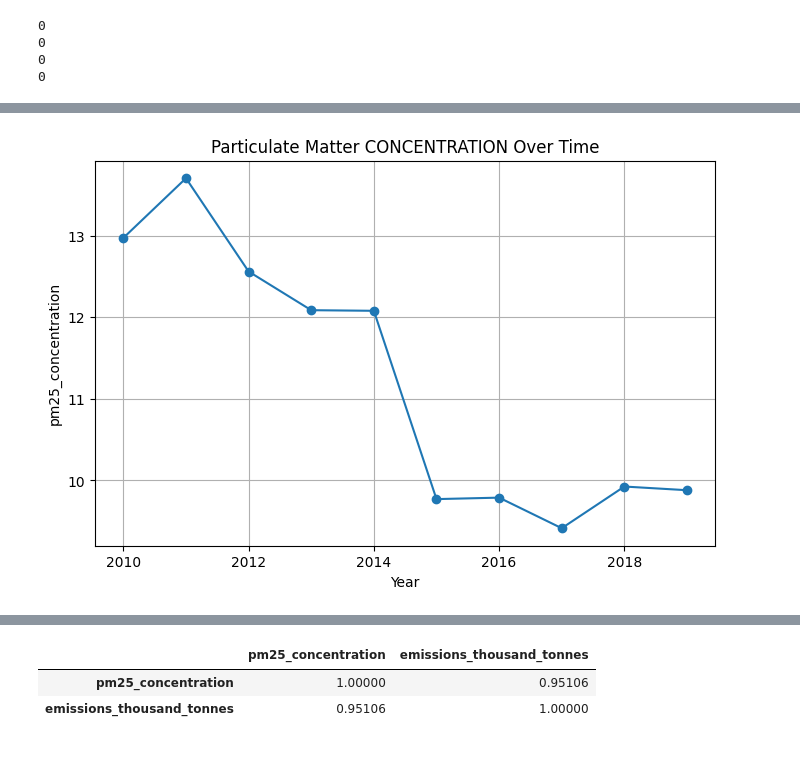
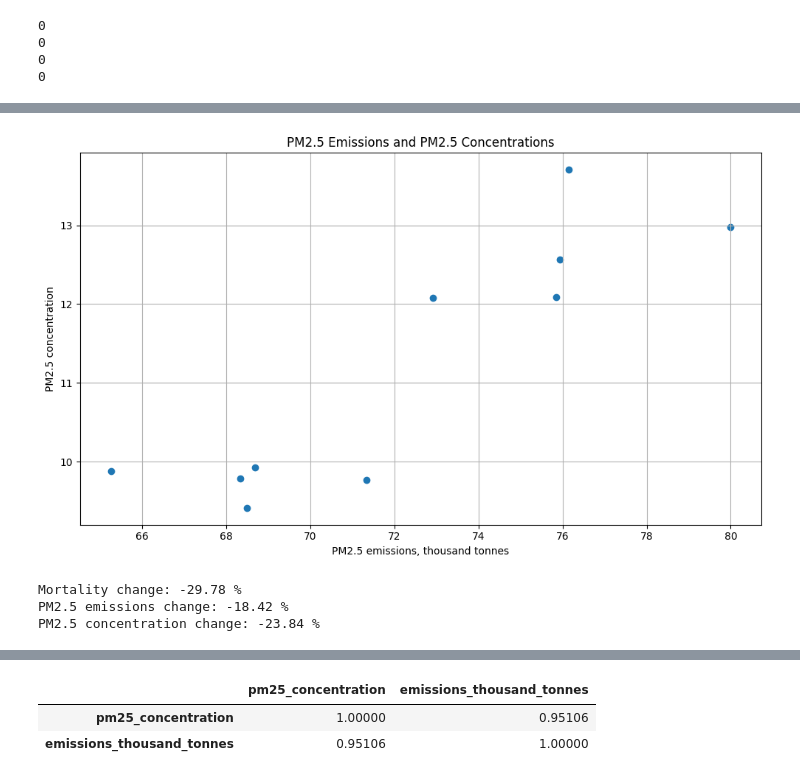
Before and after one commit to jonahlw2/IS_477_Group_Project, a Jupyter notebook: Code/main-code.ipynb, the cells around one changed output, grey strips where cells are left out. Drawn from its saved outputs; the diff is of its cells as text; code cells hidden in the pictures.

```diff
--- a/Code/main-code.ipynb
+++ b/Code/main-code.ipynb
@@ -338,23 +479,7 @@ plt.show()
 # %%
-emissions_without_extra = emissions_clean[
-    emissions_clean["pollutant"].isin(["PM10", "PM2.5"])
-].copy()
-#Copys clean emission data, excludes the extra rows containing "erc_2020-2029",
-#this was a single value repeated for each year. My best guess is that it is a placeholder for 2020-2029 and not actually observed emissions
+mortality_data = integrated_master_df.dropna(
+    subset=["mortality_value", "emissions_thousand_tonnes", "pm25_concentration"]
+).sort_values("year")
 
-emissions_2010_2019 = emissions_without_extra[
-    (emissions_clean["year"] >= 2010) &
-    (emissions_clean["year"] <= 2019)
-].copy() #Only filtered to 2019 to keep in line with the WHO data and avoid this extra placeholder
-
-emissions_2010_2019.head()
-
-emissions_by_year = (
-    emissions_2010_2019
-    .groupby("year")["emissions_thousand_tonnes"]
-    .sum()
-    .reset_index()
-) #Groupby year for graphing
-
-emissions_by_year.head(20)
+display(mortality_data)
 # %% [output]
@@ -418,21 +531,31 @@ concentrations_by_year.head(20)
 # %%
-plt.figure(figsize=(8, 5))
-plt.plot(
-    concentrations_by_year["year"],
-    concentrations_by_year["pm25_concentration"],
-    marker="o"
+plt.figure(figsize=(10, 6))
+
+plt.scatter(
+    mortality_data["emissions_thousand_tonnes"],
+    mortality_data["pm25_concentration"]
 )
 
-plt.title("Particulate Matter CONCENTRATION Over Time")
-plt.xlabel("Year")
-plt.ylabel("pm25_concentration")
+plt.title("PM2.5 Emissions and PM2.5 Concentrations")
+plt.xlabel("PM2.5 emissions, thousand tonnes")
+plt.ylabel("PM2.5 concentration")
 plt.grid(True)
+plt.tight_layout()
 plt.show()
 # %% [output]
-[figure, old version]
+[figure, new version]
 # %%
-pm25_emissions_concentration = pm25_uk.merge(
-    emissions_pm25,
-    on="year",
-    how="inner"
-)#Combining emissions and concentration datasets
+first_row = mortality_data.iloc[0]
+last_row = mortality_data.iloc[-1]
+
+mortality_change = (last_row["mortality_value"] - first_row["mortality_value"]) / first_row["mortality_value"] * 100
+emissions_change = (last_row["emissions_thousand_tonnes"] - first_row["emissions_thousand_tonnes"]) / first_row["emissions_thousand_tonnes"] * 100
+concentration_change = (last_row["pm25_concentration"] - first_row["pm25_concentration"]) / first_row["pm25_concentration"] * 100
+
+print("Mortality change:", round(mortality_change, 2), "%")
+print("PM2.5 emissions change:", round(emissions_change, 2), "%")
+print("PM2.5 concentration change:", round(concentration_change, 2), "%")
+# %% [output]
+Mortality change: -29.78 %
+PM2.5 emissions change: -18.42 %
+PM2.5 concentration change: -23.84 %
```
Also changed, not shown: parts of 33 cells of this notebook.
